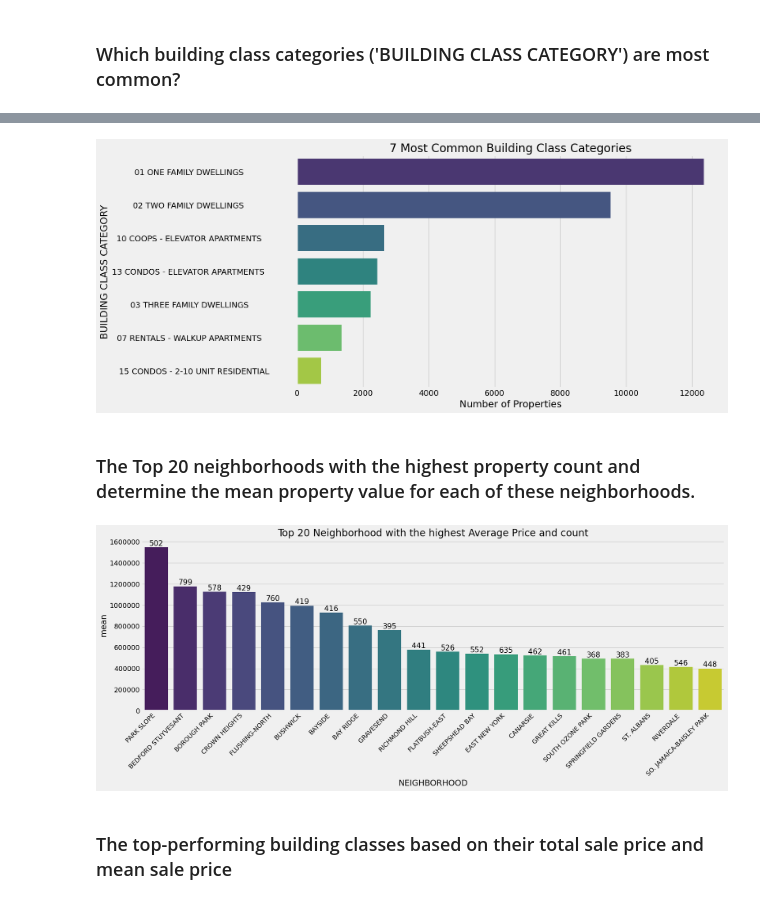
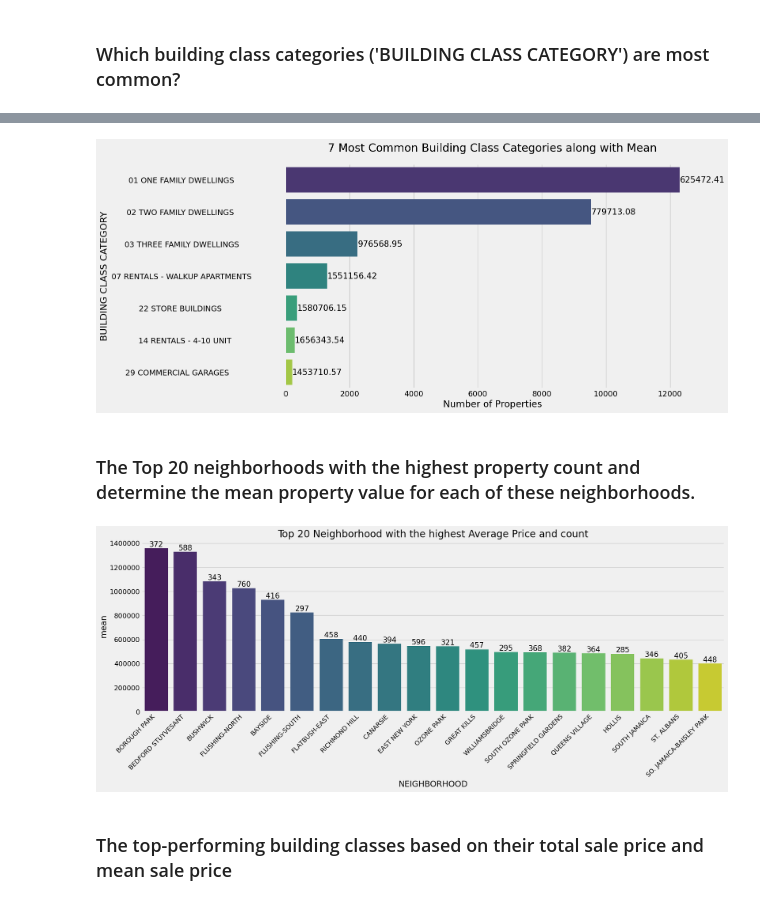
Before and after one commit to KanAfridi/Exploratory-Data-Analysis-With-Python, a Jupyter notebook: NYC Rolling Sales/nyc-rolling-sales.ipynb, the cells around one changed output, grey strips where cells are left out. Cells and saved outputs as stored; diff of their text form; code cells hidden in the pictures.

```diff
--- a/NYC Rolling Sales/nyc-rolling-sales.ipynb
+++ b/NYC Rolling Sales/nyc-rolling-sales.ipynb
@@ -23,3 +21,5 @@ df = pd.read_csv('/kaggle/input/nyc-property-sales/nyc-rolling-sales.csv')
+# %%
+df = pd.read_csv(r'E:\documents\commited projects\Data Analysis projects\Data-Anlysis-And-EDA-With-Python\NYC Rolling Sales\nyc-rolling-sales.csv')
 # %%
 df.head()
 # %% [output]
@@ -300,5 +316,5 @@ plt.show()
 # %%
-df = df[df['TOTAL UNITS'] < 200]
+df = df[df['TOTAL UNITS'] < 20]
 # %%
 year_not_zero = df[df['YEAR BUILT'] !=0]
 sns.displot(year_not_zero['YEAR BUILT'], rug=True)
@@ -324,0 +354,2 @@ df =df[df['LAND SQUARE FEET'] < 50000]
+# %%
+df = df[df['LAND SQUARE FEET'] > 500]
@@ -467,2 +502,4 @@ plt.show()
 # %% [markdown]
 ### Which building class categories ('BUILDING CLASS CATEGORY') are most common?
+# %%
+df = df.reset_index()
@@ -469,13 +516,19 @@ plt.show()
 # %%
-building_class_distribution = df['BUILDING CLASS CATEGORY'].value_counts().head(7)
+plt.figure(figsize=(12, 7))
 
-plt.figure(figsize=(12, 7))
-sns.barplot(x=building_class_distribution.values, y=building_class_distribution.index, order=building_class_distribution.index, palette="viridis")
-plt.title('7 Most Common Building Class Categories')
+building_class_mean_count = df.groupby('BUILDING CLASS CATEGORY')['SALE PRICE'].agg(['mean', 'count']).sort_values(by = 'count', ascending=False).head(7)
+
+sns.barplot(x=building_class_mean_count['count'], y=building_class_mean_count.index,
+            order=building_class_mean_count.index, palette="viridis")
+
+for i, (count, mean) in enumerate(zip(building_class_mean_count['count'], building_class_mean_count['mean'])):
+    plt.text(count + 6, i, f'{mean:.2f}', ha='left', va='center', size=15)
+
+plt.title('7 Most Common Building Class Categories along with Mean', y=1.04)
 plt.xlabel('Number of Properties')
 plt.show()
 # %% [output]
-[figure, old version]
+[figure, new version]
 # %% [markdown]
 ### The Top 20 neighborhoods with the highest property count and determine the mean property value for each of these neighborhoods.
 # %%
@@ -497,7 +550,7 @@ for i, (count, mean) in enumerate(zip(sortByMean['count'], sortByMean['mean'])):
 plt.ticklabel_format(style='plain', axis='y')  # To ensures the y-axis labels are displayed in plain format
 plt.show()
 # %% [output]
-[figure, old version]
+[figure, new version]
 # %% [markdown]
 ### The top-performing building classes based on their total sale price and mean sale price
 # %%
```
Also changed, not shown: parts of 40 cells of this notebook, 3 other files.
